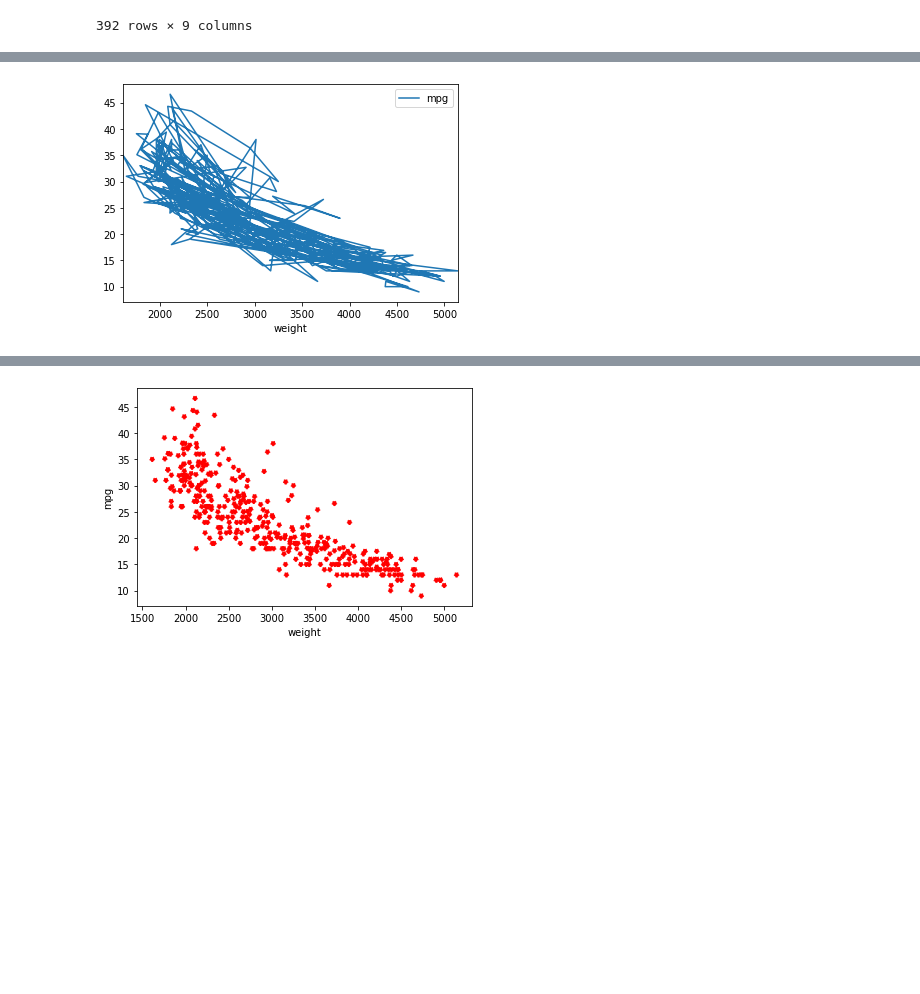
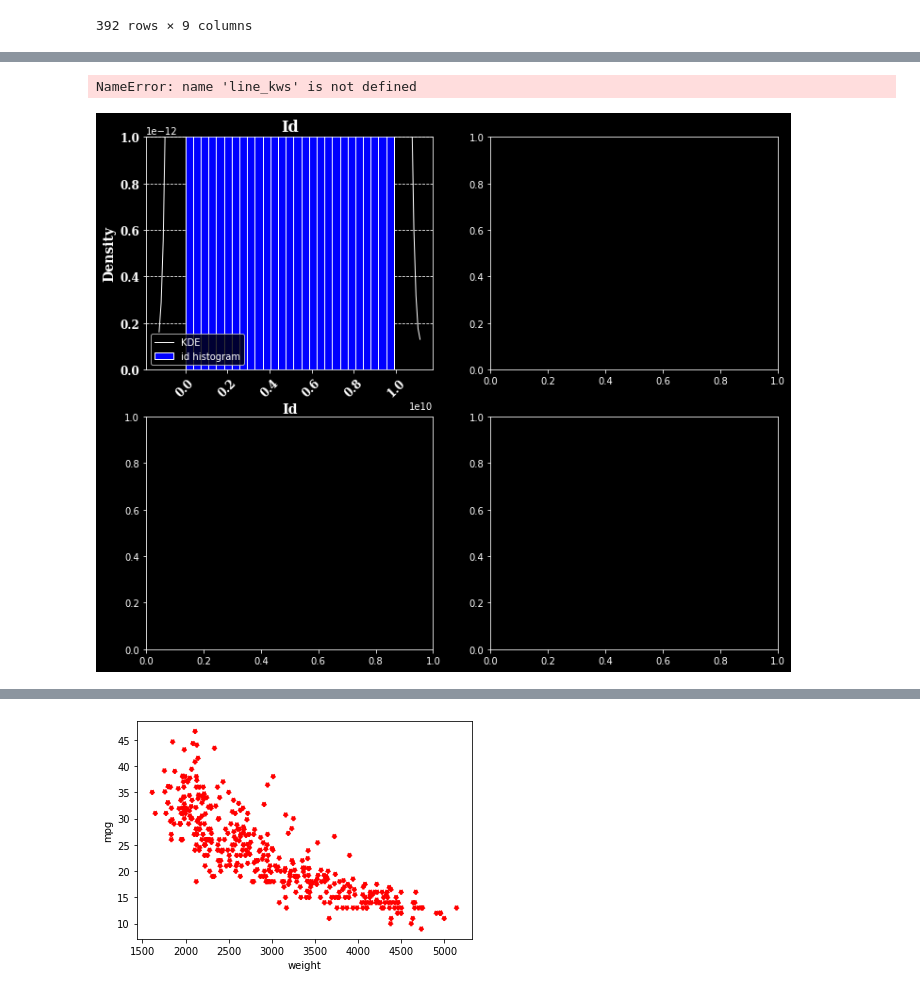
Before and after one commit to jirvingphd/fsds_100719_cohort_notes, a Jupyter notebook: Python_Deep_Dive_Study_Group_ft.ipynb, the cells around one changed output, grey strips where cells are left out. Saved outputs shown, nothing was run; the diff lists cells and outputs as text; code cells hidden in the pictures; blank space fills up the shorter version.

```diff
--- a/Python_Deep_Dive_Study_Group_ft.ipynb
+++ b/Python_Deep_Dive_Study_Group_ft.ipynb
@@ -485,0 +629,3 @@ df
+# %%
+df = fs.datasets.load_mod1_proj()
+df.head()
@@ -486,3 +640,8 @@ df
+# %%
+plot_hist_scat_sns(df)
+# %% [output]
+NameError: name 'line_kws' is not defined
+[figure, added]
 # %%
 def plot_df(df,xcol='weight',ycol='mpg',plot_kws={}):
     """Used df.plot(xcol,ycol) and unpacks plot_kws
@@ -490,5 +649,3 @@ def plot_df(df,xcol='weight',ycol='mpg',plot_kws={}):
     ax = df.plot(xcol,ycol,**plot_kws)
 
 plot_df(df)
-# %% [output]
-[figure, removed]
```
Also changed, not shown: parts of 9 cells of this notebook, 3 other files.
